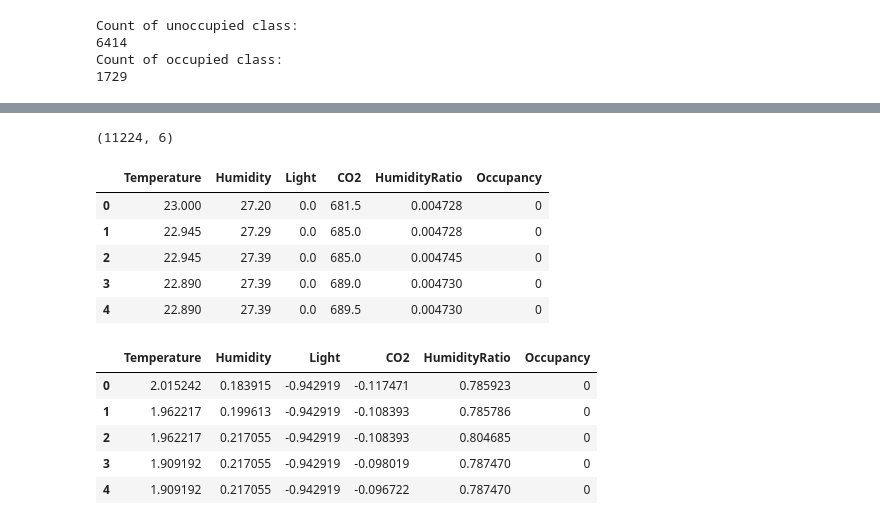
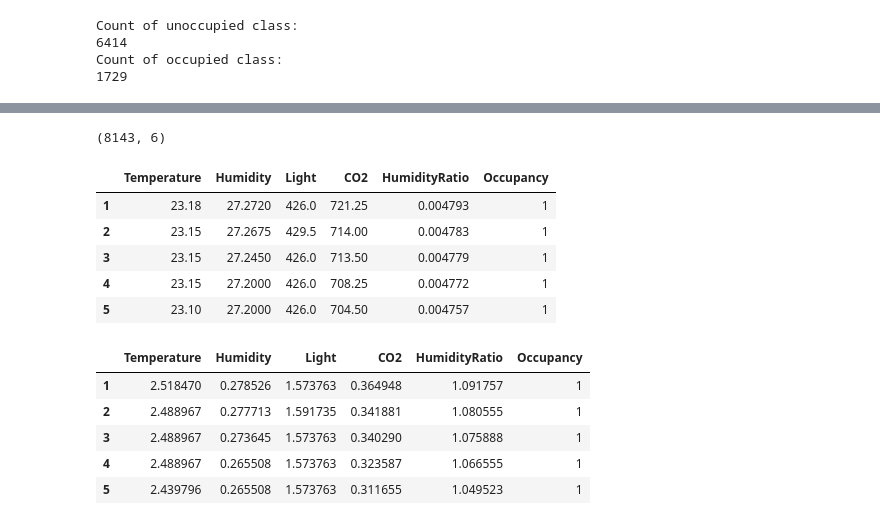
Before and after one commit to galib96/occupancy-detection-uci-data, a Jupyter notebook: CODE_FILES/occupancy_detection.ipynb, the cells around one changed output, grey strips where cells are left out. Saved outputs shown, nothing was run; the diff lists cells and outputs as text; code cells hidden in the pictures.

```diff
--- a/CODE_FILES/occupancy_detection.ipynb
+++ b/CODE_FILES/occupancy_detection.ipynb
@@ -34,13 +39,13 @@ df_train.head()
 | 5 | 2015-02-04 17:55:00 | 23.10 | 27.2000 | 426.0 | 704.50 | 0.004757 | 1 |
 # %%
 # import dataset
-df_test1 = pd.read_csv("F:\Personal Interest\Data science\Prectice Projects\Occupancy Data - UCI ML\DATASET\datatest.txt", sep=",")
+df_test_1 = pd.read_csv("F:\Personal Interest\Data science\Prectice Projects\Occupancy Data - UCI ML\DATASET\datatest.txt", sep=",")
 
 # check shape of the dataset
-print(df_test1.shape)
+print(df_test_1.shape)
 
 # check overview of the trainset
-df_test1.head()
+df_test_1.head()
 # %% [output]
 (2665, 7)
 |  | date | Temperature | Humidity | Light | CO2 | HumidityRatio | Occupancy |
@@ -51,13 +56,13 @@ df_test1.head()
 | 144 | 2015-02-02 14:23:00 | 23.7540 | 26.200 | 488.600000 | 779.000000 | 0.004767 | 1 |
 # %%
 # import dataset
-df_test2 = pd.read_csv("F:\Personal Interest\Data science\Prectice Projects\Occupancy Data - UCI ML\DATASET\datatest2.txt", sep=",")
+df_test_2 = pd.read_csv("F:\Personal Interest\Data science\Prectice Projects\Occupancy Data - UCI ML\DATASET\datatest2.txt", sep=",")
 
 # check shape of the dataset
-print(df_test2.shape)
+print(df_test_2.shape)
 
 # check overview of the trainset
-df_test2.head()
+df_test_2.head()
 # %% [output]
 (9752, 7)
 |  | date | Temperature | Humidity | Light | CO2 | HumidityRatio | Occupancy |
@@ -68,8 +73,8 @@ df_test2.head()
 | 5 | 2015-02-11 14:51:59 | 21.7900 | 31.133333 | 437.333333 | 1005.666667 | 0.005030 | 1 |
 # %%
 df_train.drop('date',inplace=True, axis=1)
-df_test1.drop('date',inplace=True, axis=1)
-df_test2.drop('date',inplace=True, axis=1)
+df_test_1.drop('date',inplace=True, axis=1)
+df_test_2.drop('date',inplace=True, axis=1)
 
 df_train.head()
 # %% [output]
@@ -117,35 +120,39 @@ occ_repeat.shape
 # %%
 # concatenating oversampled class to unoccupied class
 
-data = pd.concat([unoccupied,occ_repeat], ignore_index=True)
+#data_comb = pd.concat([unoccupied,occ_repeat], ignore_index=True)
 
-print(data.shape)
+data_comb = df_train.copy()
 
-data.head()
+#data_comb = data_comb.sample(frac=1).reset_index(drop=True)
+
+print(data_comb.shape)
+
+data_comb.head()
 # %% [output]
-(11224, 6)
+(8143, 6)
 |  | Temperature | Humidity | Light | CO2 | HumidityRatio | Occupancy |
-| 0 | 23.000 | 27.20 | 0.0 | 681.5 | 0.004728 | 0 |
-| 1 | 22.945 | 27.29 | 0.0 | 685.0 | 0.004728 | 0 |
-| 2 | 22.945 | 27.39 | 0.0 | 685.0 | 0.004745 | 0 |
-| 3 | 22.890 | 27.39 | 0.0 | 689.0 | 0.004730 | 0 |
-| 4 | 22.890 | 27.39 | 0.0 | 689.5 | 0.004730 | 0 |
+| 1 | 23.18 | 27.2720 | 426.0 | 721.25 | 0.004793 | 1 |
+| 2 | 23.15 | 27.2675 | 429.5 | 714.00 | 0.004783 | 1 |
+| 3 | 23.15 | 27.2450 | 426.0 | 713.50 | 0.004779 | 1 |
+| 4 | 23.15 | 27.2000 | 426.0 | 708.25 | 0.004772 | 1 |
+| 5 | 23.10 | 27.2000 | 426.0 | 704.50 | 0.004757 | 1 |
-# %%
-# standard normalization of independent variable columns
-
-stdnorm = StandardScaler()
-
-for feature in data.columns[:-1]:
-    data[feature] = stdnorm.fit_transform(data[feature].values.reshape(-1,1))
-
-for feature in df_test.columns[:-1]:
-    df_test[feature] = stdnorm.transform(df_test[feature].values.reshape(-1,1))
-
-data.head()
-# %% [output]
-|  | Temperature | Humidity | Light | CO2 | HumidityRatio | Occupancy |
-| 0 | 2.015242 | 0.183915 | -0.942919 | -0.117471 | 0.785923 | 0 |
-| 1 | 1.962217 | 0.199613 | -0.942919 | -0.108393 | 0.785786 | 0 |
-| 2 | 1.962217 | 0.217055 | -0.942919 | -0.108393 | 0.804685 | 0 |
-| 3 | 1.909192 | 0.217055 | -0.942919 | -0.098019 | 0.787470 | 0 |
-| 4 | 1.909192 | 0.217055 | -0.942919 | -0.096722 | 0.787470 | 0 |
+# %%
+# standard normalization of independent variable columns
+
+stdnorm = StandardScaler()
+
+features = list(data_comb.columns[:-1])
+
+data_comb[features] = stdnorm.fit_transform(data_comb[features])
+df_test_1[features] = stdnorm.transform(df_test_1[features])
+df_test_2[features] = stdnorm.transform(df_test_2[features])
+
+data_comb.head()
+# %% [output]
+|  | Temperature | Humidity | Light | CO2 | HumidityRatio | Occupancy |
+| 1 | 2.518470 | 0.278526 | 1.573763 | 0.364948 | 1.091757 | 1 |
+| 2 | 2.488967 | 0.277713 | 1.591735 | 0.341881 | 1.080555 | 1 |
+| 3 | 2.488967 | 0.273645 | 1.573763 | 0.340290 | 1.075888 | 1 |
+| 4 | 2.488967 | 0.265508 | 1.573763 | 0.323587 | 1.066555 | 1 |
+| 5 | 2.439796 | 0.265508 | 1.573763 | 0.311655 | 1.049523 | 1 |
```
Also changed, not shown: parts of 19 cells of this notebook.
